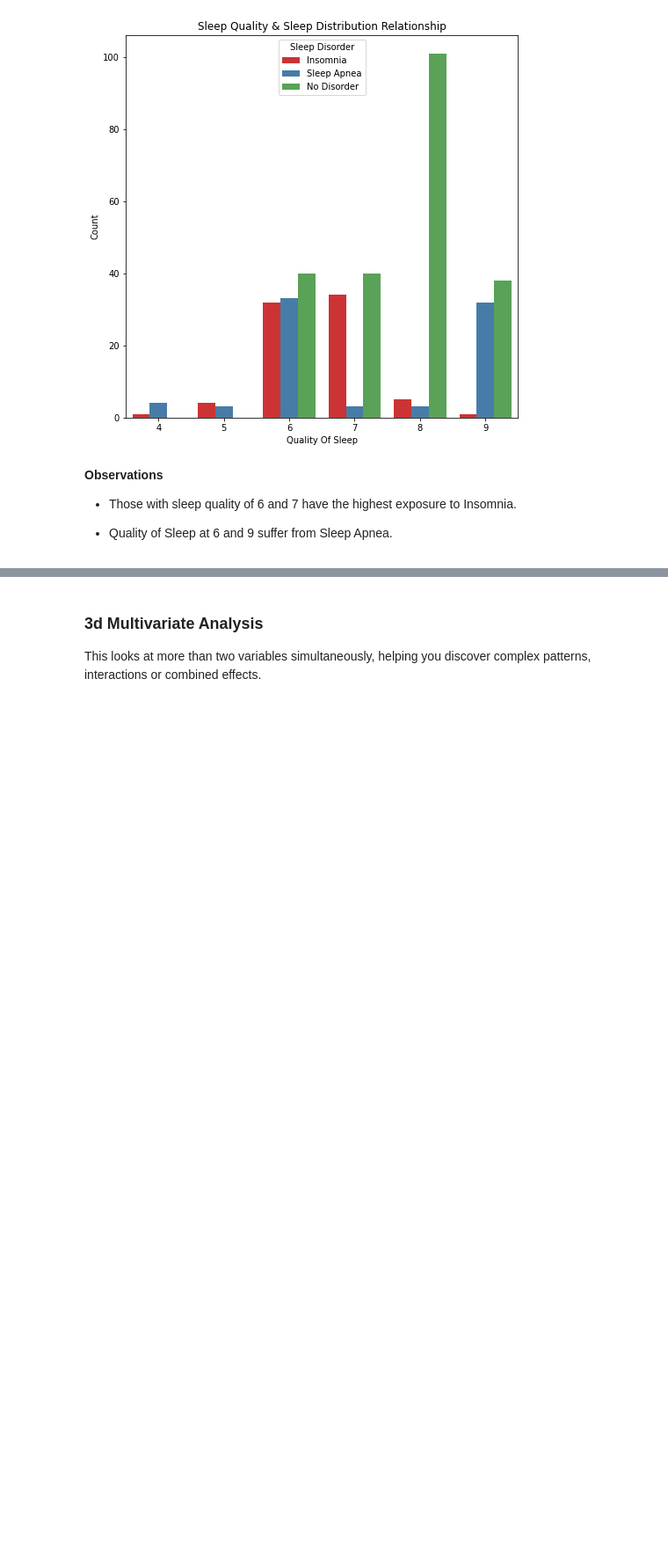
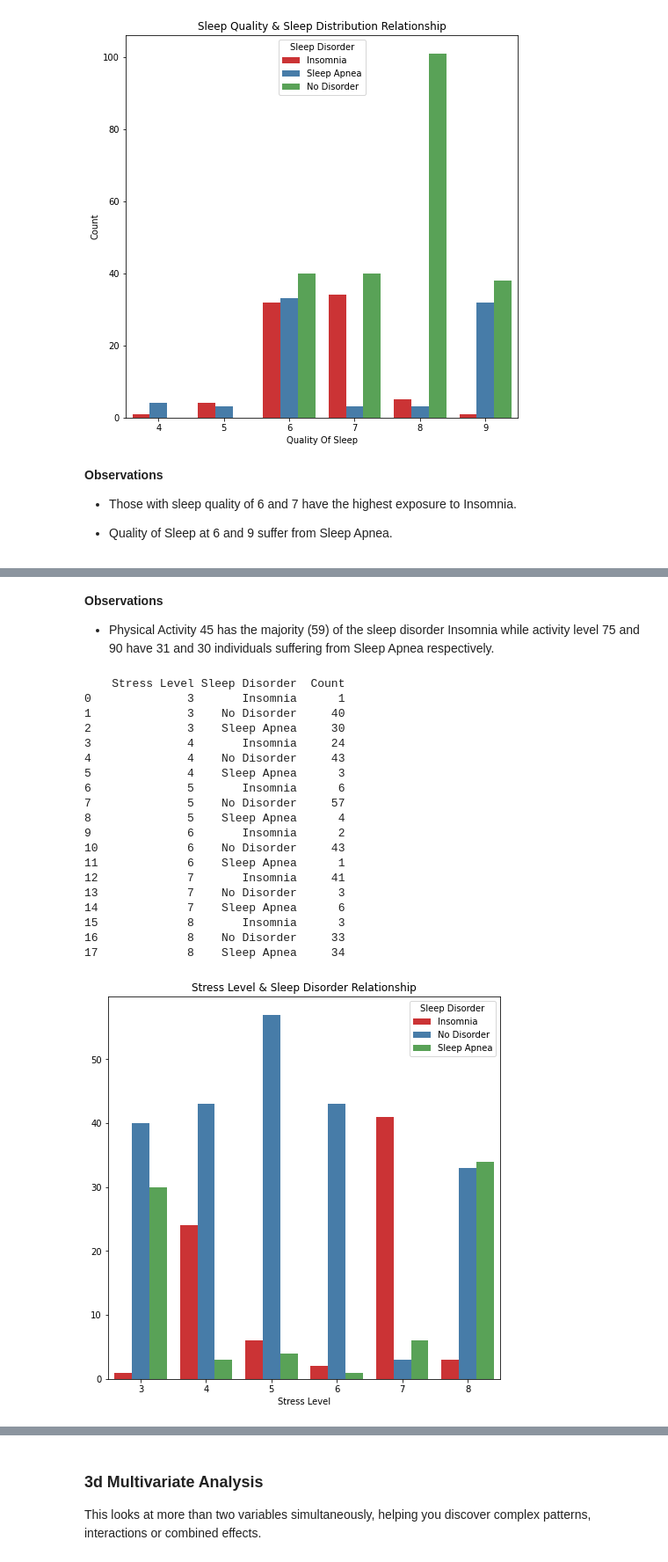
Before and after one commit to jgatharia/Health_and_Sleep_Relation_Project, a Jupyter notebook: health_and_wellness.ipynb, the cells around one changed output, grey strips where cells are left out. Shown at 88% size. Drawn from its saved outputs; the diff is of its cells as text; code cells hidden in the pictures; blank space fills up the shorter version.

```diff
--- a/health_and_wellness.ipynb
+++ b/health_and_wellness.ipynb
@@ -442,2 +469,35 @@ plt.show();
+# %% [markdown]
+**Observations**
+
+* Physical Activity 45 has the majority (59) of the sleep disorder Insomnia while activity level 75 and 90 have 31 and 30 individuals suffering from Sleep Apnea respectively.
 # %%
 # Stress Level and Sleep Disorder
+stress_level = health_wellness_df.groupby(['Stress Level', 'Sleep Disorder']).size().reset_index(name='Count')
+print(stress_level)
+fig, ax = plt.subplots(figsize=(8,8))
+sns.barplot(data=stress_level, x='Stress Level', y='Count', hue='Sleep Disorder', ax=ax, palette='Set1')
+ax.set_ylabel('')
+ax.set_xlabel('Stress Level')
+ax.set_title('Stress Level & Sleep Disorder Relationship')
+plt.show()
+# %% [output]
+    Stress Level Sleep Disorder  Count
+0              3       Insomnia      1
+1              3    No Disorder     40
+2              3    Sleep Apnea     30
+3              4       Insomnia     24
+4              4    No Disorder     43
+5              4    Sleep Apnea      3
+6              5       Insomnia      6
+7              5    No Disorder     57
+8              5    Sleep Apnea      4
+9              6       Insomnia      2
+10             6    No Disorder     43
+11             6    Sleep Apnea      1
+12             7       Insomnia     41
+13             7    No Disorder      3
+14             7    Sleep Apnea      6
+15             8       Insomnia      3
+16             8    No Disorder     33
+17             8    Sleep Apnea     34
+[figure, added]
```
Also changed, not shown: parts of 10 cells of this notebook.
